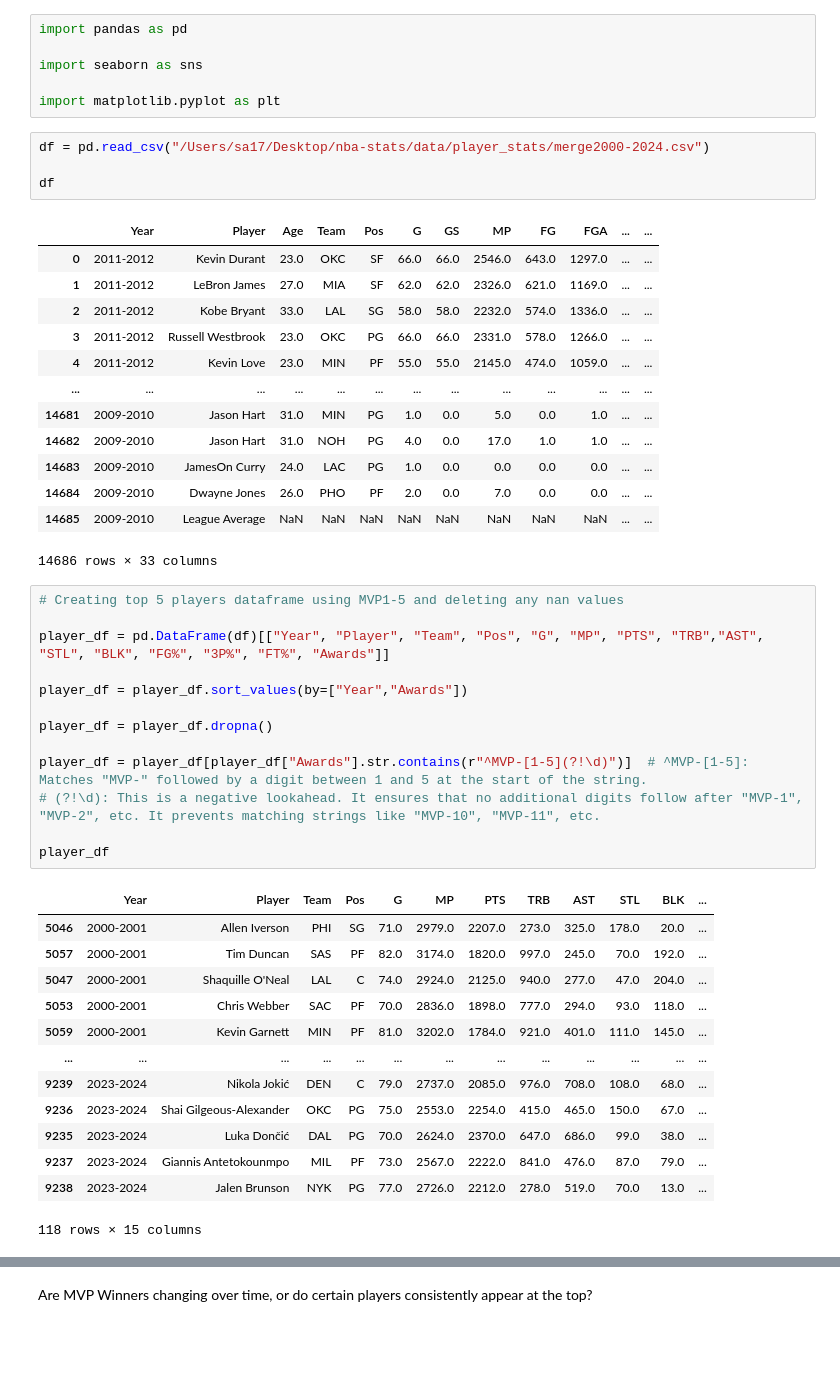
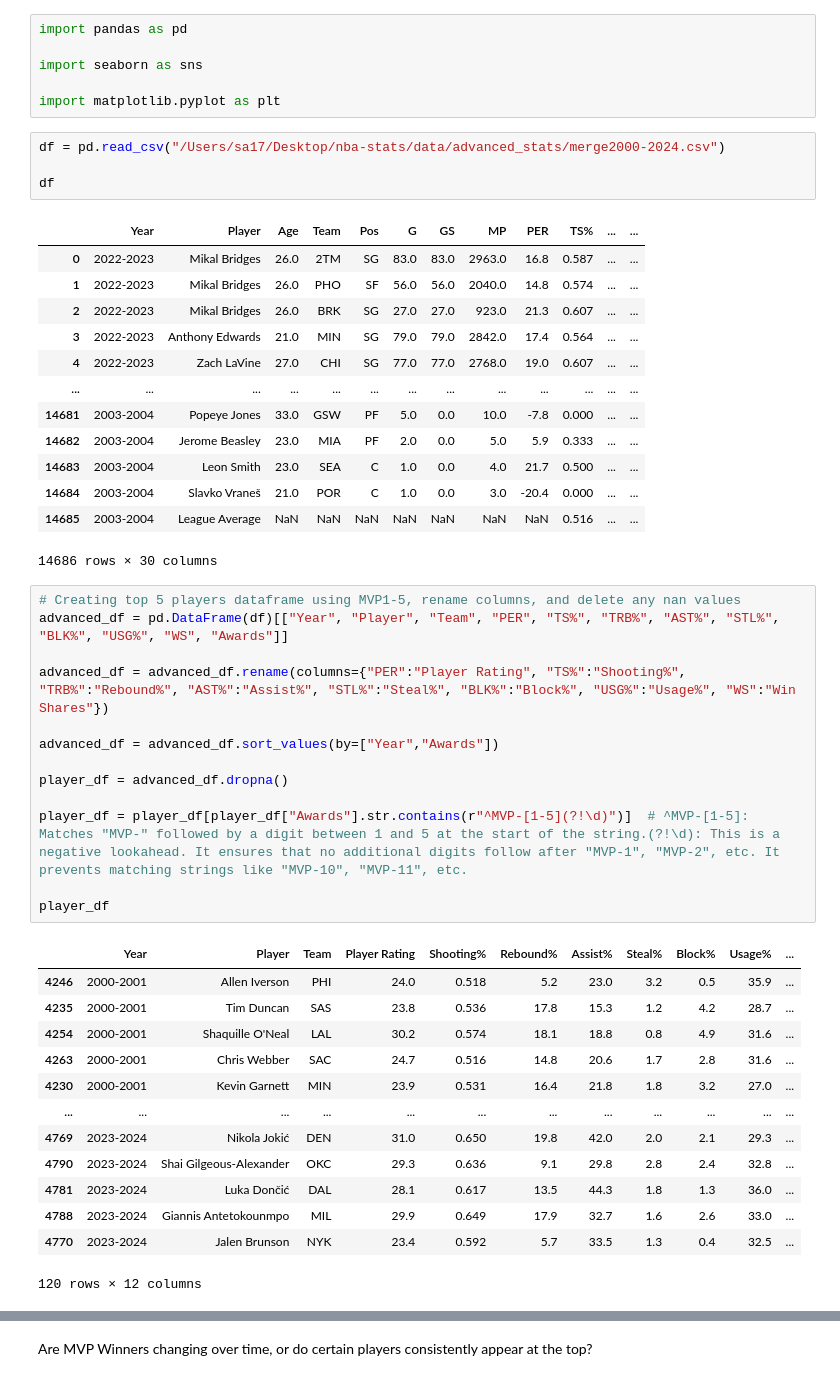
Before and after one commit to khadazhaia/nba-stats, a Jupyter notebook: notebooks/khadazhaia_eda.ipynb, the cells around one changed output, grey strips where cells are left out. Drawn from its saved outputs; the diff is of its cells as text; blank space fills up the shorter version.

```diff
--- a/notebooks/khadazhaia_eda.ipynb
+++ b/notebooks/khadazhaia_eda.ipynb
@@ -17,47 +17,47 @@ import seaborn as sns
 
 import matplotlib.pyplot as plt
 # %%
-df = pd.read_csv("/Users/sa17/Desktop/nba-stats/data/player_stats/merge2000-2024.csv")
+df = pd.read_csv("/Users/sa17/Desktop/nba-stats/data/advanced_stats/merge2000-2024.csv")
 
 df
 # %% [output]
-|  | Year | Player | Age | Team | Pos | G | GS | MP | FG | FGA | ... | ... |
-| 0 | 2011-2012 | Kevin Durant | 23.0 | OKC | SF | 66.0 | 66.0 | 2546.0 | 643.0 | 1297.0 | ... | ... |
-| 1 | 2011-2012 | LeBron James | 27.0 | MIA | SF | 62.0 | 62.0 | 2326.0 | 621.0 | 1169.0 | ... | ... |
-| 2 | 2011-2012 | Kobe Bryant | 33.0 | LAL | SG | 58.0 | 58.0 | 2232.0 | 574.0 | 1336.0 | ... | ... |
-| 3 | 2011-2012 | Russell Westbrook | 23.0 | OKC | PG | 66.0 | 66.0 | 2331.0 | 578.0 | 1266.0 | ... | ... |
-| 4 | 2011-2012 | Kevin Love | 23.0 | MIN | PF | 55.0 | 55.0 | 2145.0 | 474.0 | 1059.0 | ... | ... |
+|  | Year | Player | Age | Team | Pos | G | GS | MP | PER | TS% | ... | ... |
+| 0 | 2022-2023 | Mikal Bridges | 26.0 | 2TM | SG | 83.0 | 83.0 | 2963.0 | 16.8 | 0.587 | ... | ... |
+| 1 | 2022-2023 | Mikal Bridges | 26.0 | PHO | SF | 56.0 | 56.0 | 2040.0 | 14.8 | 0.574 | ... | ... |
+| 2 | 2022-2023 | Mikal Bridges | 26.0 | BRK | SG | 27.0 | 27.0 | 923.0 | 21.3 | 0.607 | ... | ... |
+| 3 | 2022-2023 | Anthony Edwards | 21.0 | MIN | SG | 79.0 | 79.0 | 2842.0 | 17.4 | 0.564 | ... | ... |
+| 4 | 2022-2023 | Zach LaVine | 27.0 | CHI | SG | 77.0 | 77.0 | 2768.0 | 19.0 | 0.607 | ... | ... |
 | ... | ... | ... | ... | ... | ... | ... | ... | ... | ... | ... | ... | ... |
-| 14681 | 2009-2010 | Jason Hart | 31.0 | MIN | PG | 1.0 | 0.0 | 5.0 | 0.0 | 1.0 | ... | ... |
-| 14682 | 2009-2010 | Jason Hart | 31.0 | NOH | PG | 4.0 | 0.0 | 17.0 | 1.0 | 1.0 | ... | ... |
-| 14683 | 2009-2010 | JamesOn Curry | 24.0 | LAC | PG | 1.0 | 0.0 | 0.0 | 0.0 | 0.0 | ... | ... |
-| 14684 | 2009-2010 | Dwayne Jones | 26.0 | PHO | PF | 2.0 | 0.0 | 7.0 | 0.0 | 0.0 | ... | ... |
-| 14685 | 2009-2010 | League Average | NaN | NaN | NaN | NaN | NaN | NaN | NaN | NaN | ... | ... |
+| 14681 | 2003-2004 | Popeye Jones | 33.0 | GSW | PF | 5.0 | 0.0 | 10.0 | -7.8 | 0.000 | ... | ... |
+| 14682 | 2003-2004 | Jerome Beasley | 23.0 | MIA | PF | 2.0 | 0.0 | 5.0 | 5.9 | 0.333 | ... | ... |
+| 14683 | 2003-2004 | Leon Smith | 23.0 | SEA | C | 1.0 | 0.0 | 4.0 | 21.7 | 0.500 | ... | ... |
+| 14684 | 2003-2004 | Slavko Vraneš | 21.0 | POR | C | 1.0 | 0.0 | 3.0 | -20.4 | 0.000 | ... | ... |
+| 14685 | 2003-2004 | League Average | NaN | NaN | NaN | NaN | NaN | NaN | NaN | 0.516 | ... | ... |
-14686 rows × 33 columns
+14686 rows × 30 columns
 # %%
-# Creating top 5 players dataframe using MVP1-5 and deleting any nan values
+# Creating top 5 players dataframe using MVP1-5, rename columns, and delete any nan values
+advanced_df = pd.DataFrame(df)[["Year", "Player", "Team", "PER", "TS%", "TRB%", "AST%", "STL%", "BLK%", "USG%", "WS", "Awards"]]
 
-player_df = pd.DataFrame(df)[["Year", "Player", "Team", "Pos", "G", "MP", "PTS", "TRB","AST", "STL", "BLK", "FG%", "3P%", "FT%", "Awards"]]
+advanced_df = advanced_df.rename(columns={"PER":"Player Rating", "TS%":"Shooting%", "TRB%":"Rebound%", "AST%":"Assist%", "STL%":"Steal%", "BLK%":"Block%", "USG%":"Usage%", "WS":"Win Shares"})
 
-player_df = player_df.sort_values(by=["Year","Awards"])
+advanced_df = advanced_df.sort_values(by=["Year","Awards"])
 
-player_df = player_df.dropna()
+player_df = advanced_df.dropna()
 
-player_df = player_df[player_df["Awards"].str.contains(r"^MVP-[1-5](?!\d)")]  # ^MVP-[1-5]: Matches "MVP-" followed by a digit between 1 and 5 at the start of the string.
-# (?!\d): This is a negative lookahead. It ensures that no additional digits follow after "MVP-1", "MVP-2", etc. It prevents matching strings like "MVP-10", "MVP-11", etc.
+player_df = player_df[player_df["Awards"].str.contains(r"^MVP-[1-5](?!\d)")]  # ^MVP-[1-5]: Matches "MVP-" followed by a digit between 1 and 5 at the start of the string.(?!\d): This is a negative lookahead. It ensures that no additional digits follow after "MVP-1", "MVP-2", etc. It prevents matching strings like "MVP-10", "MVP-11", etc.
 
 player_df
 # %% [output]
-|  | Year | Player | Team | Pos | G | MP | PTS | TRB | AST | STL | BLK | ... |
-| 5046 | 2000-2001 | Allen Iverson | PHI | SG | 71.0 | 2979.0 | 2207.0 | 273.0 | 325.0 | 178.0 | 20.0 | ... |
-| 5057 | 2000-2001 | Tim Duncan | SAS | PF | 82.0 | 3174.0 | 1820.0 | 997.0 | 245.0 | 70.0 | 192.0 | ... |
-| 5047 | 2000-2001 | Shaquille O'Neal | LAL | C | 74.0 | 2924.0 | 2125.0 | 940.0 | 277.0 | 47.0 | 204.0 | ... |
-| 5053 | 2000-2001 | Chris Webber | SAC | PF | 70.0 | 2836.0 | 1898.0 | 777.0 | 294.0 | 93.0 | 118.0 | ... |
-| 5059 | 2000-2001 | Kevin Garnett | MIN | PF | 81.0 | 3202.0 | 1784.0 | 921.0 | 401.0 | 111.0 | 145.0 | ... |
-| ... | ... | ... | ... | ... | ... | ... | ... | ... | ... | ... | ... | ... |
-| 9239 | 2023-2024 | Nikola Jokić | DEN | C | 79.0 | 2737.0 | 2085.0 | 976.0 | 708.0 | 108.0 | 68.0 | ... |
-| 9236 | 2023-2024 | Shai Gilgeous-Alexander | OKC | PG | 75.0 | 2553.0 | 2254.0 | 415.0 | 465.0 | 150.0 | 67.0 | ... |
-| 9235 | 2023-2024 | Luka Dončić | DAL | PG | 70.0 | 2624.0 | 2370.0 | 647.0 | 686.0 | 99.0 | 38.0 | ... |
-| 9237 | 2023-2024 | Giannis Antetokounmpo | MIL | PF | 73.0 | 2567.0 | 2222.0 | 841.0 | 476.0 | 87.0 | 79.0 | ... |
-| 9238 | 2023-2024 | Jalen Brunson | NYK | PG | 77.0 | 2726.0 | 2212.0 | 278.0 | 519.0 | 70.0 | 13.0 | ... |
+|  | Year | Player | Team | Player Rating | Shooting% | Rebound% | Assist% | Steal% | Block% | Usage% | ... |
+| 4246 | 2000-2001 | Allen Iverson | PHI | 24.0 | 0.518 | 5.2 | 23.0 | 3.2 | 0.5 | 35.9 | ... |
+| 4235 | 2000-2001 | Tim Duncan | SAS | 23.8 | 0.536 | 17.8 | 15.3 | 1.2 | 4.2 | 28.7 | ... |
+| 4254 | 2000-2001 | Shaquille O'Neal | LAL | 30.2 | 0.574 | 18.1 | 18.8 | 0.8 | 4.9 | 31.6 | ... |
+| 4263 | 2000-2001 | Chris Webber | SAC | 24.7 | 0.516 | 14.8 | 20.6 | 1.7 | 2.8 | 31.6 | ... |
+| 4230 | 2000-2001 | Kevin Garnett | MIN | 23.9 | 0.531 | 16.4 | 21.8 | 1.8 | 3.2 | 27.0 | ... |
+| ... | ... | ... | ... | ... | ... | ... | ... | ... | ... | ... | ... |
+| 4769 | 2023-2024 | Nikola Jokić | DEN | 31.0 | 0.650 | 19.8 | 42.0 | 2.0 | 2.1 | 29.3 | ... |
+| 4790 | 2023-2024 | Shai Gilgeous-Alexander | OKC | 29.3 | 0.636 | 9.1 | 29.8 | 2.8 | 2.4 | 32.8 | ... |
+| 4781 | 2023-2024 | Luka Dončić | DAL | 28.1 | 0.617 | 13.5 | 44.3 | 1.8 | 1.3 | 36.0 | ... |
+| 4788 | 2023-2024 | Giannis Antetokounmpo | MIL | 29.9 | 0.649 | 17.9 | 32.7 | 1.6 | 2.6 | 33.0 | ... |
+| 4770 | 2023-2024 | Jalen Brunson | NYK | 23.4 | 0.592 | 5.7 | 33.5 | 1.3 | 0.4 | 32.5 | ... |
-118 rows × 15 columns
+120 rows × 12 columns
```
Also changed, not shown: parts of 28 cells of this notebook.
